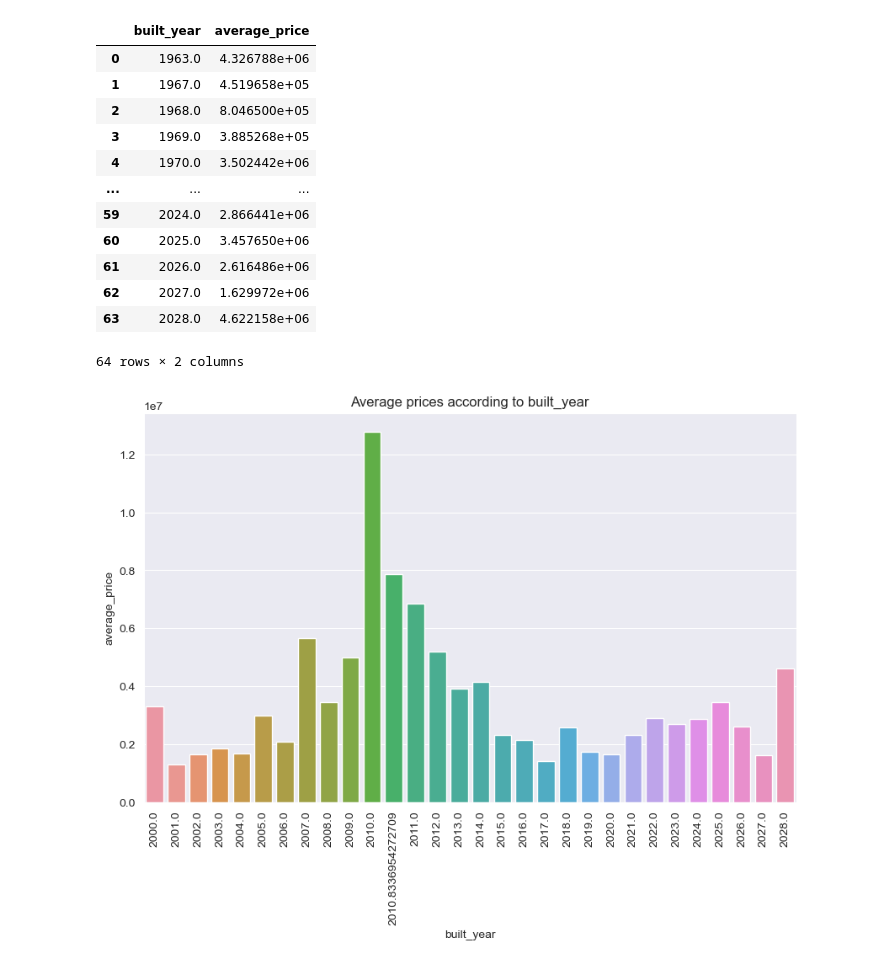
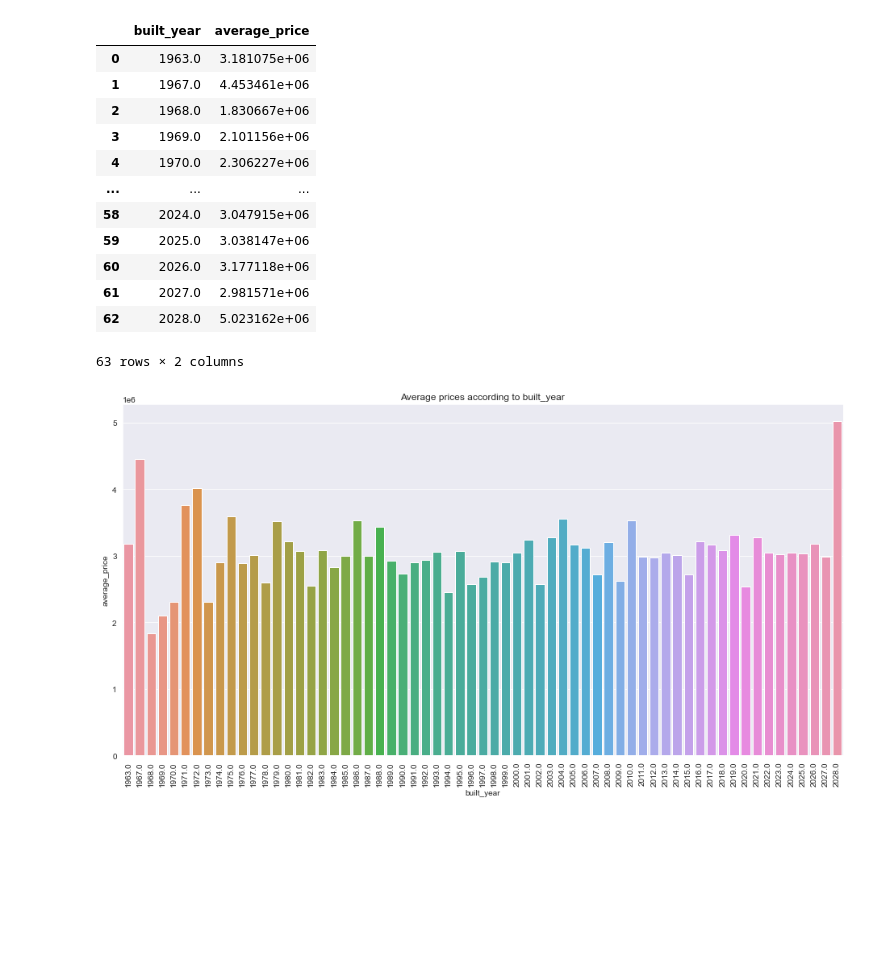
Before and after one commit to atul1696/cs5228-project, a Jupyter notebook: Data_Visualizations.ipynb, the cells around one changed output. Saved outputs shown, nothing was run; the diff lists cells and outputs as text; code cells hidden in the pictures; blank space fills up the shorter version.

```diff
--- a/Data_Visualizations.ipynb
+++ b/Data_Visualizations.ipynb
@@ -18,0 +24,2 @@ testX, _ = read_csv('data/test.csv')
+# %%
+trainX, trainY = preprocess_data_for_visualization(trainX, trainY, testX)
@@ -22,7 +38,6 @@ column_names = list(trainX.columns.values)
 column_names.append('price')
 train_X_Y = pd.concat([trainX, df_trainY],axis=1, ignore_index=True, sort=False)
 train_X_Y.columns = column_names
-train_X_Y = convert_to_lowercase(train_X_Y)
 # %%
 train_X_Y.head()
 # %% [output]
@@ -124,6 +120,0 @@ trainX.head()
-# %%
-df_trainY = pd.DataFrame(data=trainY, columns=['price'])
-column_names = list(trainX.columns.values)
-column_names.append('price')
-train_X_Y = pd.concat([trainX, df_trainY],axis=1, ignore_index=True, sort=False)
-train_X_Y.columns = column_names
@@ -144,23 +125,23 @@ df_built_year_average_price.rename(columns={'price': 'average_price'}, inplace=T
 df_built_year_average_price.head(100)
 # %% [output]
 |  | built_year | average_price |
-| 0 | 1963.0 | 4.326788e+06 |
-| 1 | 1967.0 | 4.519658e+05 |
-| 2 | 1968.0 | 8.046500e+05 |
-| 3 | 1969.0 | 3.885268e+05 |
-| 4 | 1970.0 | 3.502442e+06 |
+| 0 | 1963.0 | 3.181075e+06 |
+| 1 | 1967.0 | 4.453461e+06 |
+| 2 | 1968.0 | 1.830667e+06 |
+| 3 | 1969.0 | 2.101156e+06 |
+| 4 | 1970.0 | 2.306227e+06 |
 | ... | ... | ... |
-| 59 | 2024.0 | 2.866441e+06 |
-| 60 | 2025.0 | 3.457650e+06 |
-| 61 | 2026.0 | 2.616486e+06 |
-| 62 | 2027.0 | 1.629972e+06 |
-| 63 | 2028.0 | 4.622158e+06 |
+| 58 | 2024.0 | 3.047915e+06 |
+| 59 | 2025.0 | 3.038147e+06 |
+| 60 | 2026.0 | 3.177118e+06 |
+| 61 | 2027.0 | 2.981571e+06 |
+| 62 | 2028.0 | 5.023162e+06 |
-64 rows × 2 columns
+63 rows × 2 columns
 # %%
-plt.figure(figsize=(10, 6))
-ax = sns.barplot(data=df_built_year_average_price[df_built_year_average_price['built_year'] >= 2000.0], x='built_year', y='average_price')
+plt.figure(figsize=(16, 8))
+ax = sns.barplot(data=df_built_year_average_price, x='built_year', y='average_price')
 ax.set(title='Average prices according to built_year', xlabel='built_year', ylabel='average_price')
 ax.tick_params(axis='x', rotation=90)
 # %% [output]
-[figure, old version]
+[figure, new version]
 # %%
```
Also changed, not shown: parts of 27 cells of this notebook.
